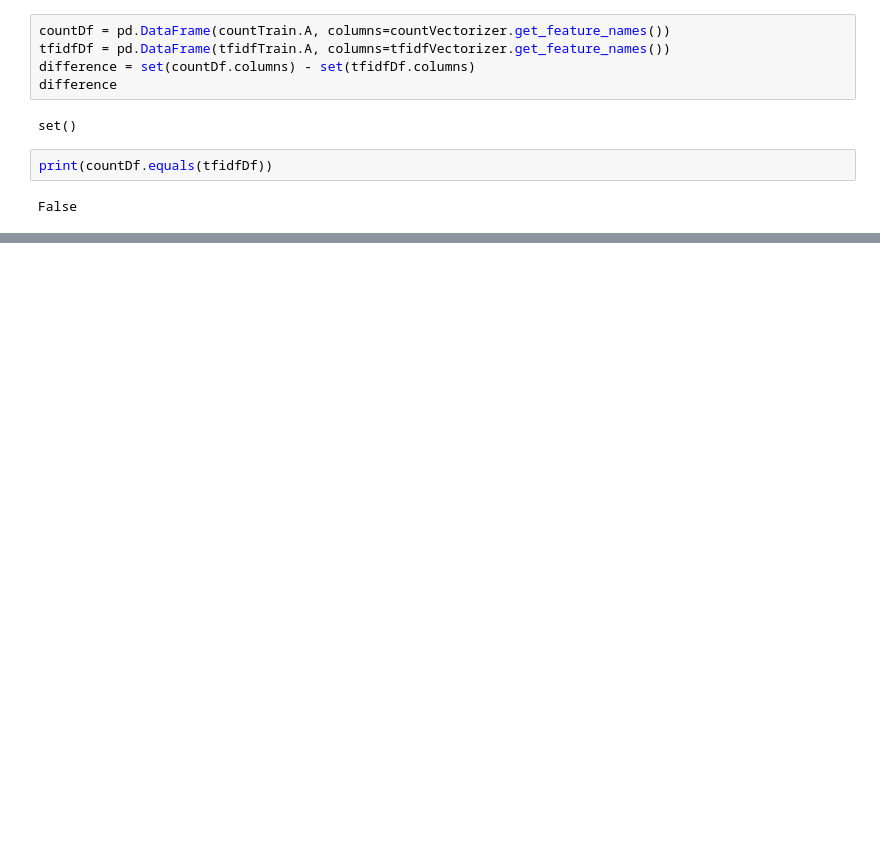
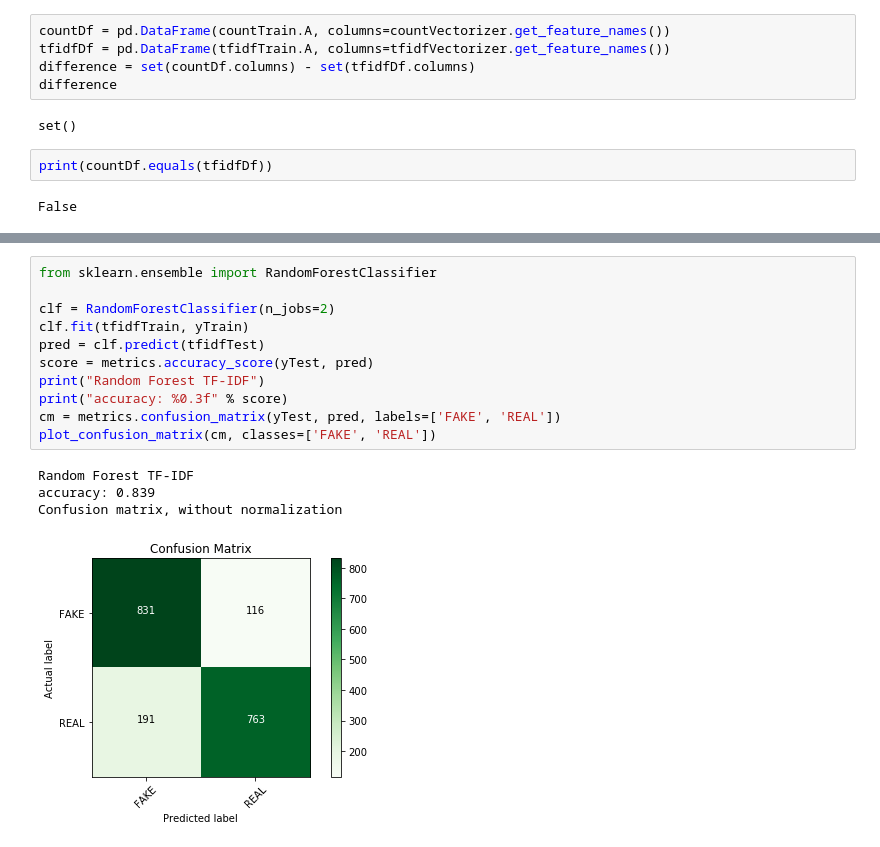
Before and after one commit to LinghanX/Project_Veritas, a Jupyter notebook: project/FakeNews.ipynb, the cells around one changed output, grey strips where cells are left out. Cells and saved outputs as stored; diff of their text form; blank space fills up the shorter version.

```diff
--- a/project/FakeNews.ipynb
+++ b/project/FakeNews.ipynb
@@ -204,0 +222,16 @@ AttributeError: Stance not found
+# %%
+from sklearn.ensemble import RandomForestClassifier
+
+clf = RandomForestClassifier(n_jobs=2)
+clf.fit(tfidfTrain, yTrain)
+pred = clf.predict(tfidfTest)
+score = metrics.accuracy_score(yTest, pred)
+print("Random Forest TF-IDF")
+print("accuracy: %0.3f" % score)
+cm = metrics.confusion_matrix(yTest, pred, labels=['FAKE', 'REAL'])
+plot_confusion_matrix(cm, classes=['FAKE', 'REAL'])
+# %% [output]
+Random Forest TF-IDF
+accuracy: 0.839
+Confusion matrix, without normalization
+[figure, added]
```
Also changed, not shown: parts of 18 cells of this notebook, 1 other file.
